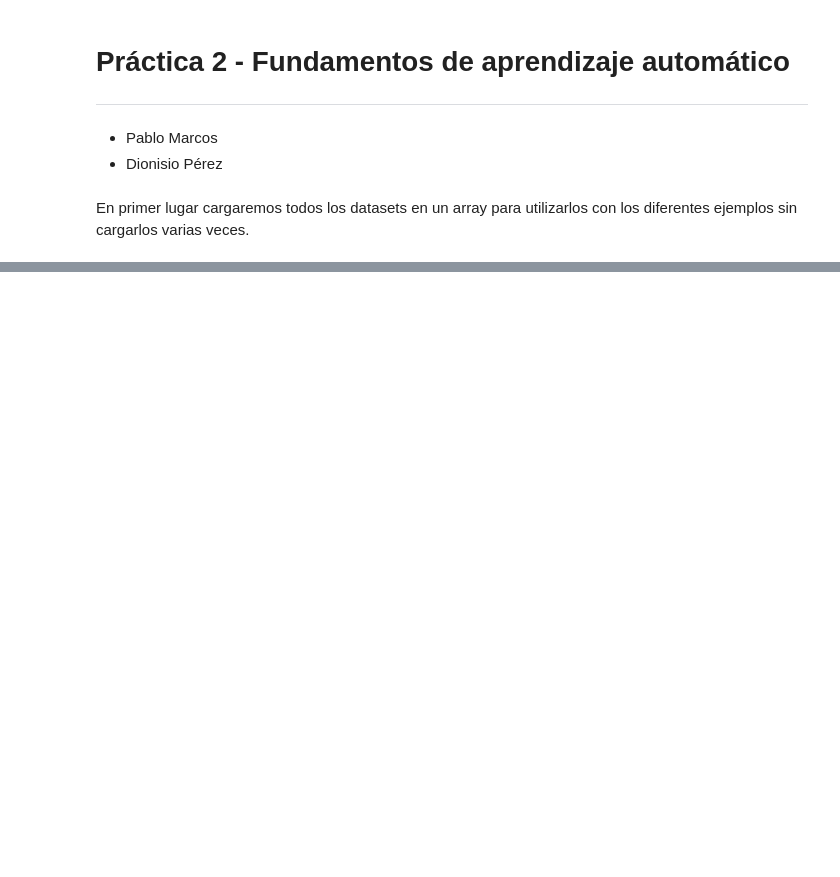
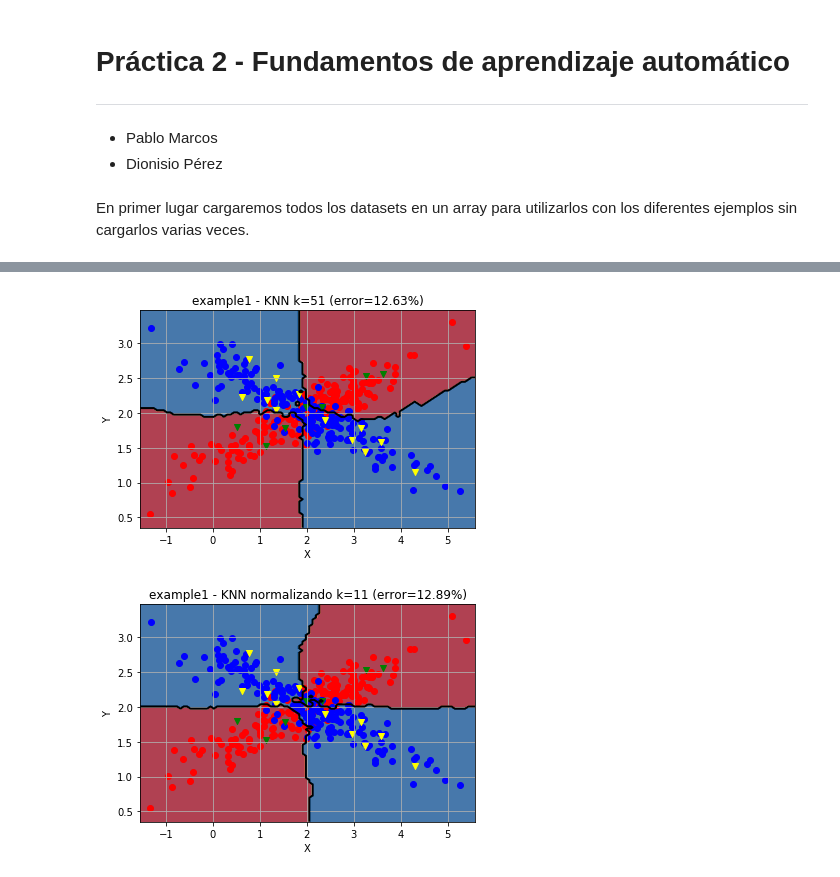
Before and after one commit to pablomm/faa, a Jupyter notebook: Practica2/Practica2.ipynb, the cells around one changed output, grey strips where cells are left out. Cells and saved outputs as stored; diff of their text form; code cells hidden in the pictures; blank space fills up the shorter version.

```diff
--- a/Practica2/Practica2.ipynb
+++ b/Practica2/Practica2.ipynb
@@ -82,0 +87,34 @@ La normalización no cambia significativamente los resultados, obviando el ejemp
+# %%
+def dibujar_fronteras_knn(dataset, dataset_name, k, k_normaliza, error, error_normaliza):
+
+    particion = kfold(dataset)[0]
+    idx_test = particion.indicesTest
+    idx_train = particion.indicesTrain
+
+    x = dataset[:,0]
+    y = dataset[:,1]
+    clase = dataset[:,-1]
+
+    # Knn sin normalizar
+    knn = ClasificadorVecinosProximos(k=k, normaliza=False)
+    knn.entrenamiento(dataset, indices=particion.indicesTrain)
+
+    title = "{} - KNN k={} (error={:.2f}%)".format(dataset_name,k, 100*float(error))
+    plotModel(x[idx_train], y[idx_train], clase[idx_train], knn, title, dataset.diccionarios)
+
+    plt.scatter(x[idx_test][clase[idx_test]==0], y[idx_test][clase[idx_test]==0], c='green', marker="v")
+    plt.scatter(x[idx_test][clase[idx_test]==1], y[idx_test][clase[idx_test]==1], c='yellow', marker="v")
+
+    plt.figure()
+
+    # Knn normalizando
+    knn = ClasificadorVecinosProximos(k=k_normaliza, normaliza=True)
+    knn.entrenamiento(dataset, indices=particion.indicesTrain)
+    title = "{} - KNN normalizando k={} (error={:.2f}%)".format(dataset_name,k_normaliza, 100*float(error_normaliza))
+    plotModel(x[idx_train], y[idx_train], clase[idx_train], knn, title, dataset.diccionarios)
+
+    plt.scatter(x[idx_test][clase[idx_test]==0], y[idx_test][clase[idx_test]==0], c='green', marker="v")
+    plt.scatter(x[idx_test][clase[idx_test]==1], y[idx_test][clase[idx_test]==1], c='yellow', marker="v")
+
+
+    plt.show()
@@ -82,0 +123,11 @@ La normalización no cambia significativamente los resultados, obviando el ejemp
+# %%
+# Plot example 1
+example = 0
+k = vecinos[np.argmin(errores_medios[example,:,1])]
+k_normaliza = vecinos[np.argmin(errores_medios[example,:,0])]
+error = np.min(errores_medios[example,:,1])
+error_normaliza = np.min(errores_medios[example,:,0])
+dibujar_fronteras_knn(datasets[example], dataset_names[example], k, k_normaliza, error, error_normaliza)
+# %% [output]
+[figure, added]
+[figure, added]
```
Also changed, not shown: parts of 34 cells of this notebook, 3 other files.
